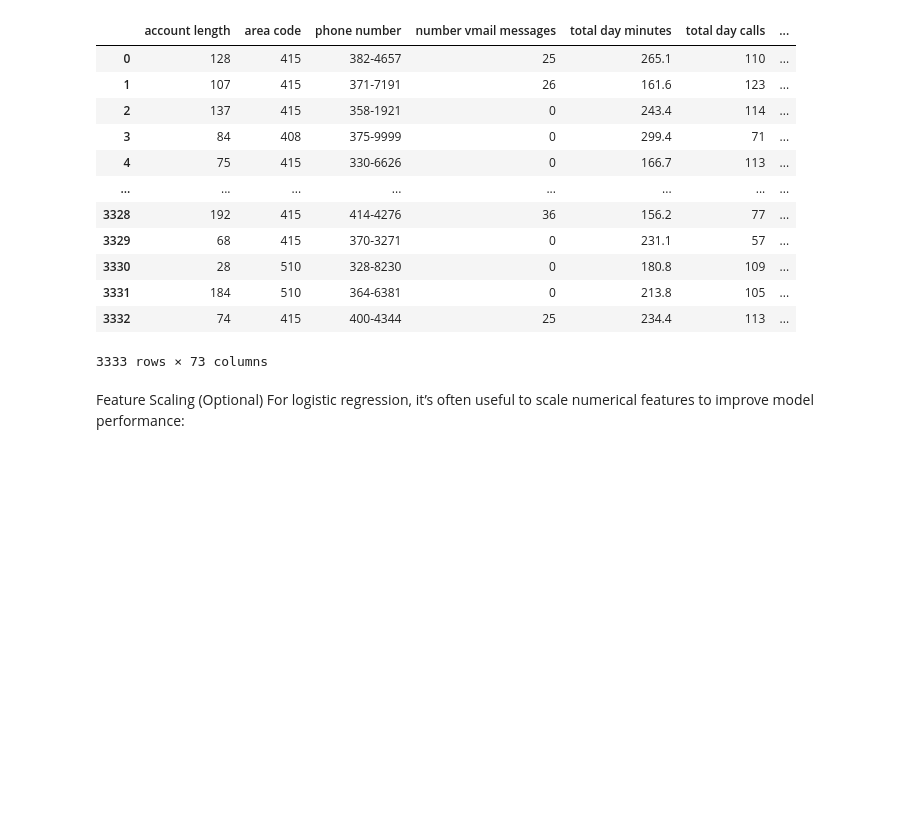
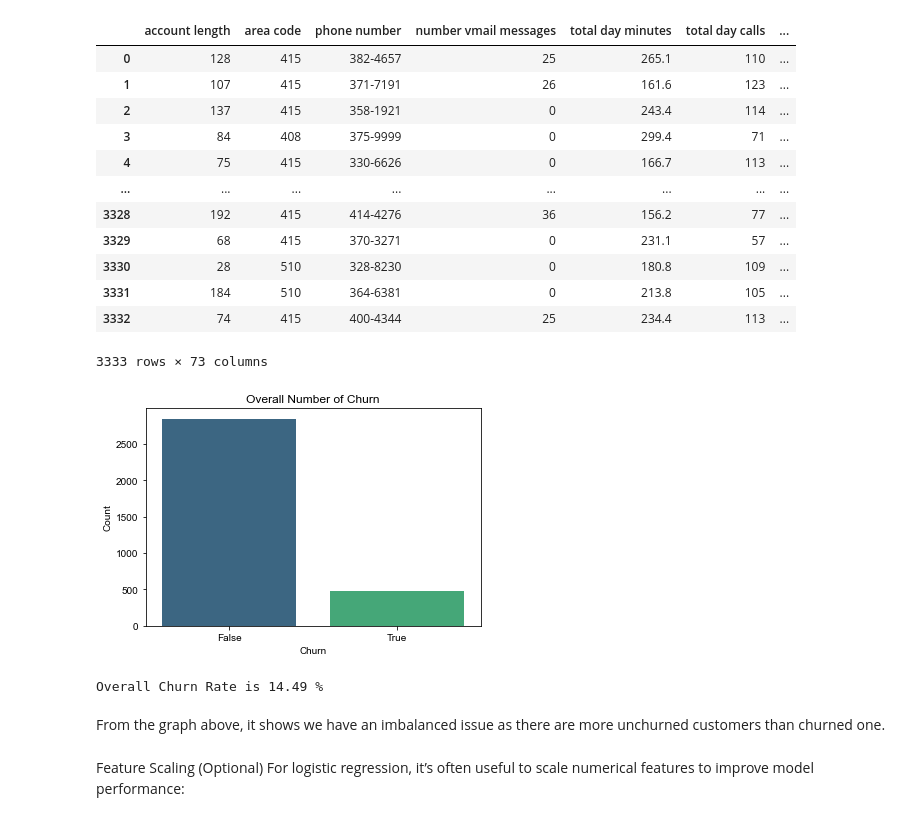
Before and after one commit to MAZSUSA/SYRIATEL-CUSTOMER-CHURN-ANALYSIS, a Jupyter notebook: index.ipynb, the cells around one changed output. Cells and saved outputs as stored; diff of their text form; code cells hidden in the pictures; blank space fills up the shorter version.

```diff
--- a/index.ipynb
+++ b/index.ipynb
@@ -117,6 +162,26 @@ df_encoded
 | 3331 | 184 | 510 | 364-6381 | 0 | 213.8 | 105 | ... |
 | 3332 | 74 | 415 | 400-4344 | 25 | 234.4 | 113 | ... |
 3333 rows × 73 columns
+# %%
+# Calculate churn value counts
+churn = df['churn'].value_counts()
+
+# Plot churn distribution
+sns.barplot(x=churn.index, y=churn.values, palette='viridis')
+plt.title('Overall Number of Churn')
+plt.xlabel('Churn')
+plt.ylabel('Count')
+plt.style.use('seaborn-darkgrid')
+plt.show()
+
+# Calculate churn rate
+churn_rate = (df['churn'].mean() * 100)
+print('Overall Churn Rate is', round(churn_rate, 2), '%')
+# %% [output]
+[figure, added]
+Overall Churn Rate is 14.49 %
+# %% [markdown]
+From the graph above, it shows we have an imbalanced issue as there are more unchurned customers than churned one.
 # %% [markdown]
  Feature Scaling (Optional)
 For logistic regression, it’s often useful to scale numerical features to improve model performance:
```
Also changed, not shown: parts of 10 cells of this notebook, 1 other file.
